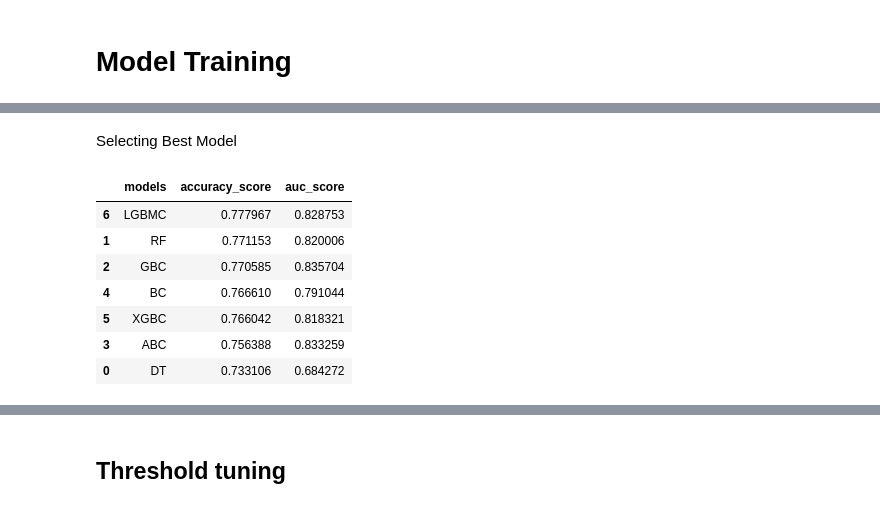
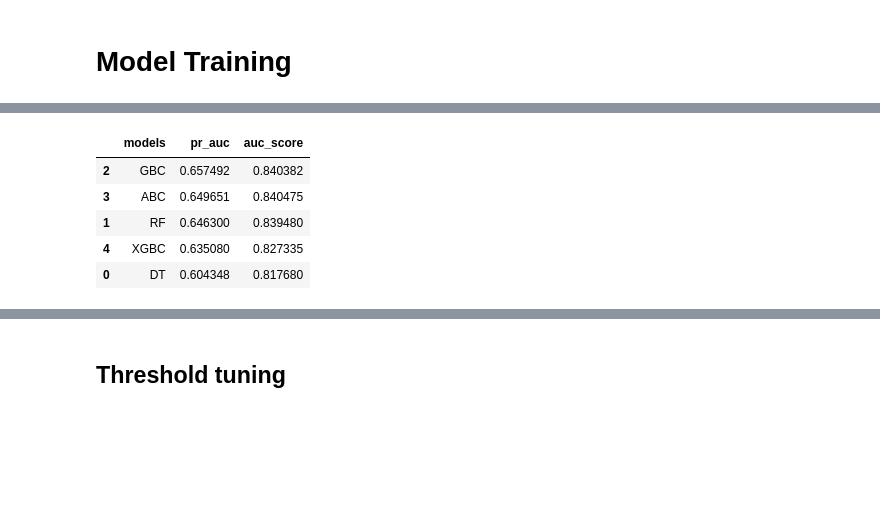
Before and after one commit to abhinay12890/Telco_Customer_Churn_Prediction, a Jupyter notebook: Customer_Churn_Classification.ipynb, the cells around one changed output, grey strips where cells are left out. Saved outputs shown, nothing was run; the diff lists cells and outputs as text; code cells hidden in the pictures; blank space fills up the shorter version.

```diff
--- a/Customer_Churn_Classification.ipynb
+++ b/Customer_Churn_Classification.ipynb
@@ -716,0 +746,2 @@ from lightgbm import LGBMClassifier
+# %%
+x_train,x_test,y_train,y_test=train_test_split(temp_x,y,stratify=y,test_size=0.3,random_state=32)
@@ -721,9 +767,12 @@ def all_models(classifier, x_train, x_test, y_train, y_test):
 
     y_score=classifier.predict_proba(x_test)[:,1]
 
-    acc = accuracy_score(y_test, y_pred)
+    pr_auc = average_precision_score(y_test, y_score)
     auc = roc_auc_score(y_test, y_score)
 
-    print("Accuracy score:", acc)
+    print("PR AUC score:", pr_auc)
     print("AUC score:", auc)
-    return acc, auc
+    return pr_auc, auc
+# %%
+scale_pos_weight=(y_train==0).sum()/(y_train==1).sum()
+scale_pos_weight
@@ -730,16 +781,20 @@ def all_models(classifier, x_train, x_test, y_train, y_test):
 # %%
-models=[DecisionTreeClassifier(random_state=42),RandomForestClassifier(random_state=42),GradientBoostingClassifier(random_state=42),AdaBoostClassifier(random_state=42),BaggingClassifier(random_state=42),XGBClassifier(random_state=42),LGBMClassifier(random_state=42)]
+models=[DecisionTreeClassifier(max_depth=6,min_samples_leaf=50,class_weight="balanced",random_state=42),
+        RandomForestClassifier(n_estimators=300,max_depth=10,min_samples_leaf=20,class_weight="balanced",random_state=42),
+        GradientBoostingClassifier(n_estimators=200,learning_rate=0.05,max_depth=3,subsample=0.8,random_state=42),
+        AdaBoostClassifier(n_estimators=200,learning_rate=0.5,random_state=42),XGBClassifier(n_estimators=300,learning_rate=0.05,max_depth=6,subsample=0.8,colsample_bytree=0.8,scale_pos_weight=scale_pos_weight,eval_metric="aucpr",tree_method="hist",
+    random_state=42)]
 
-acu,auc=[],[]
+pr_scores,auc_scores=[],[]
 for model in models:
     print(model)
-    ac,au=all_models(model,x_sm,x_test_features,y_sm,y_test)
-    acu.append(ac)
-    auc.append(au)
+    pr_auc,auc=all_models(model,x_train,x_test,y_train,y_test)
+    pr_scores.append(pr_auc)
+    auc_scores.append(auc)
 
 results={}
-results["models"]=["DT","RF","GBC","ABC","BC","XGBC","LGBMC"]
-results['accuracy_score']=acu
-results["auc_score"]=auc
+results["models"]=["DT","RF","GBC","ABC","XGBC"]
+results['pr_auc']=pr_scores
+results["auc_score"]=auc_scores
 results=pd.DataFrame(results)
 # %% [output]
@@ -763,13 +818,9 @@ AUC score: 0.8287525360004501
-# %% [markdown]
-Selecting Best Model
 # %%
-results.sort_values(by="accuracy_score",ascending=False)
+results.sort_values(by="pr_auc",ascending=False)
 # %% [output]
-|  | models | accuracy_score | auc_score |
-| 6 | LGBMC | 0.777967 | 0.828753 |
-| 1 | RF | 0.771153 | 0.820006 |
-| 2 | GBC | 0.770585 | 0.835704 |
-| 4 | BC | 0.766610 | 0.791044 |
-| 5 | XGBC | 0.766042 | 0.818321 |
-| 3 | ABC | 0.756388 | 0.833259 |
-| 0 | DT | 0.733106 | 0.684272 |
+|  | models | pr_auc | auc_score |
+| 2 | GBC | 0.657492 | 0.840382 |
+| 3 | ABC | 0.649651 | 0.840475 |
+| 1 | RF | 0.646300 | 0.839480 |
+| 4 | XGBC | 0.635080 | 0.827335 |
+| 0 | DT | 0.604348 | 0.817680 |
```
Also changed, not shown: parts of 77 cells of this notebook, 6 other files.
